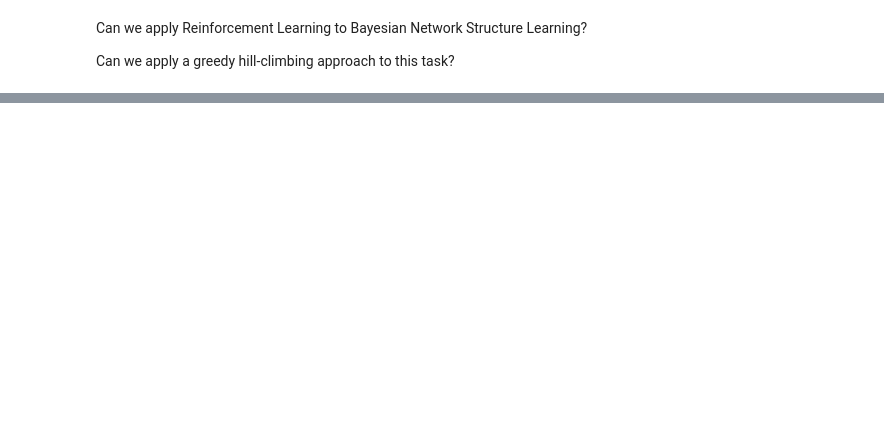
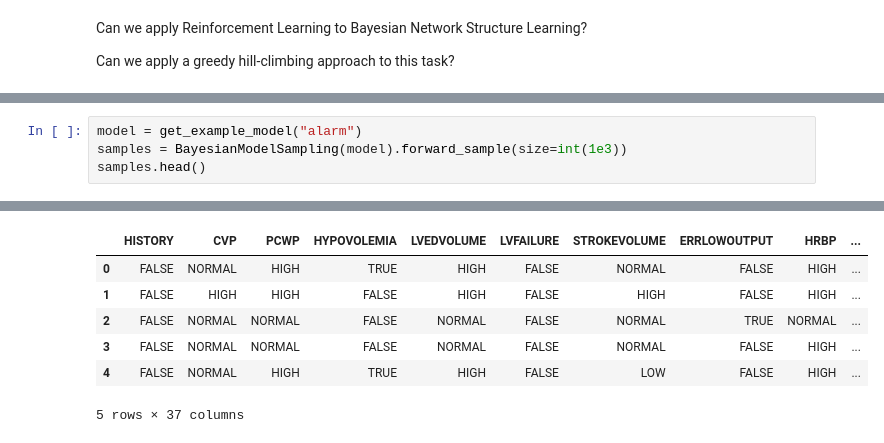
Before and after one commit to dfatpnuk/bayesian-rl, a Jupyter notebook: test.ipynb, the cells around one changed output, grey strips where cells are left out. Cells and saved outputs as stored; diff of their text form; blank space fills up the shorter version.

```diff
--- a/test.ipynb
+++ b/test.ipynb
@@ -98,0 +111,5 @@ Can we apply a greedy hill-climbing approach to this task?
+# %%
+model = get_example_model("alarm")
+samples = BayesianModelSampling(model).forward_sample(size=int(1e3))
+samples.head()
+# %% [output]
@@ -98,0 +120,7 @@ Can we apply a greedy hill-climbing approach to this task?
+|  | HISTORY | CVP | PCWP | HYPOVOLEMIA | LVEDVOLUME | LVFAILURE | STROKEVOLUME | ERRLOWOUTPUT | HRBP | ... |
+| 0 | FALSE | NORMAL | HIGH | TRUE | HIGH | FALSE | NORMAL | FALSE | HIGH | ... |
+| 1 | FALSE | HIGH | HIGH | FALSE | HIGH | FALSE | HIGH | FALSE | HIGH | ... |
+| 2 | FALSE | NORMAL | NORMAL | FALSE | NORMAL | FALSE | NORMAL | TRUE | NORMAL | ... |
+| 3 | FALSE | NORMAL | NORMAL | FALSE | NORMAL | FALSE | NORMAL | FALSE | HIGH | ... |
+| 4 | FALSE | NORMAL | HIGH | TRUE | HIGH | FALSE | LOW | FALSE | HIGH | ... |
+5 rows × 37 columns
```
Also changed, not shown: parts of 21 cells of this notebook.
